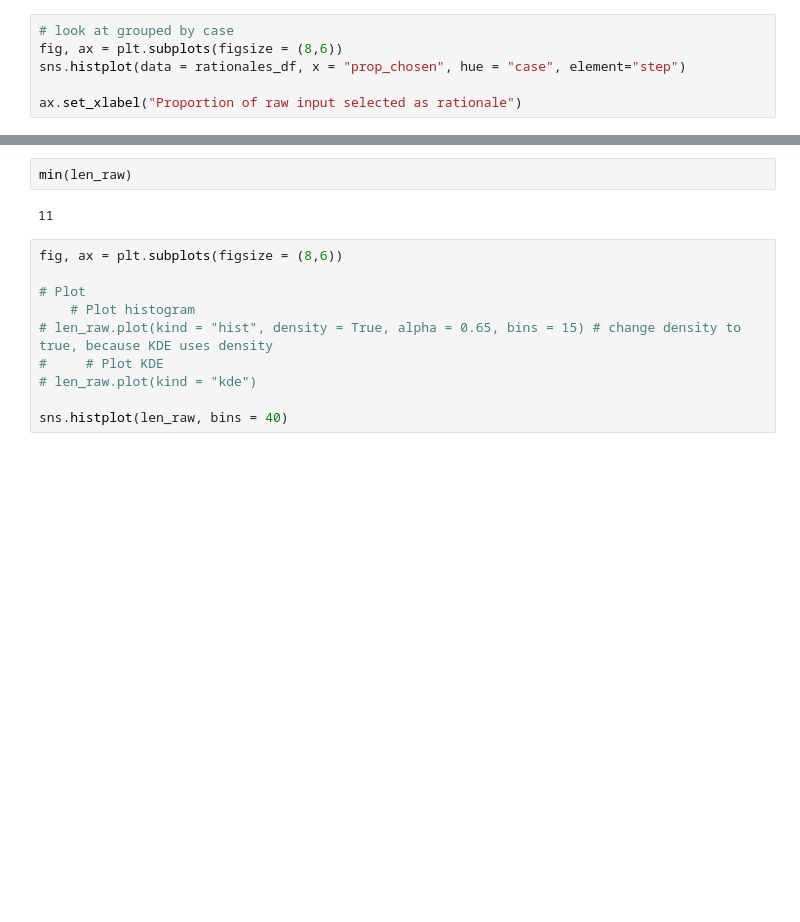
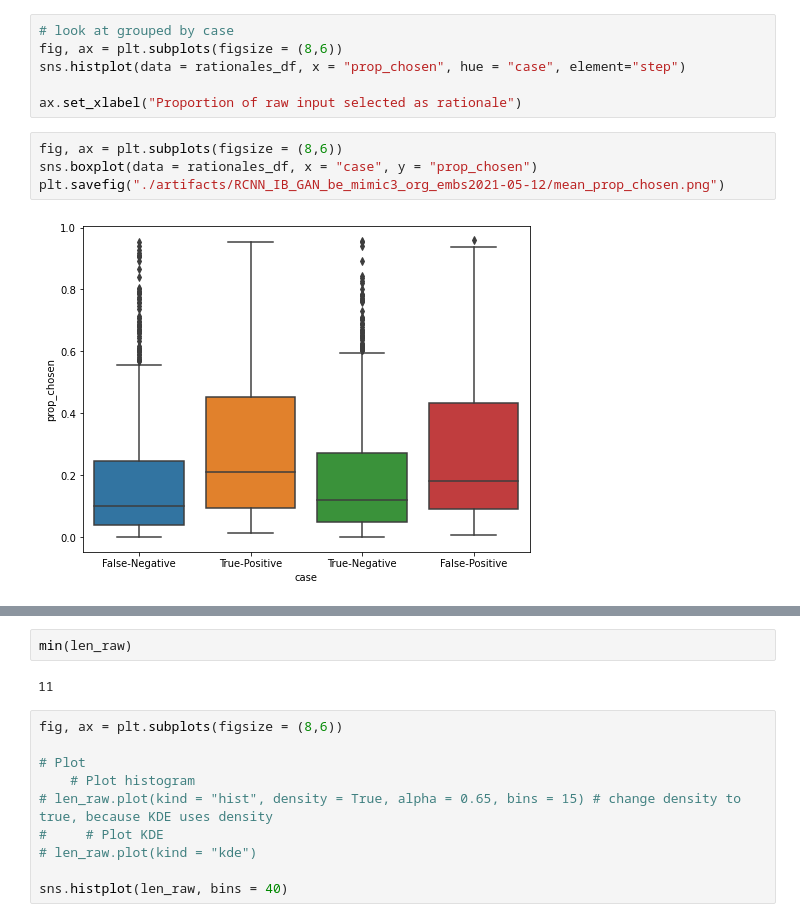
Before and after one commit to bestpredicts/NLP_Projects, a Jupyter notebook: OxLegalReasoning/exploring_rationales.ipynb, the cells around one changed output, grey strips where cells are left out. Cells and saved outputs as stored; diff of their text form; blank space fills up the shorter version.

```diff
--- a/OxLegalReasoning/exploring_rationales.ipynb
+++ b/OxLegalReasoning/exploring_rationales.ipynb
@@ -339,4 +368,10 @@ fig, ax = plt.subplots(figsize = (8,6))
 sns.histplot(data = rationales_df, x = "prop_chosen", hue = "case", element="step")
 
 ax.set_xlabel("Proportion of raw input selected as rationale")
+# %%
+fig, ax = plt.subplots(figsize = (8,6))
+sns.boxplot(data = rationales_df, x = "case", y = "prop_chosen")
+plt.savefig("./artifacts/RCNN_IB_GAN_be_mimic3_org_embs2021-05-12/mean_prop_chosen.png")
+# %% [output]
+[figure, added]
 # %%
```
Also changed, not shown: parts of 16 cells of this notebook, 11 other files.
